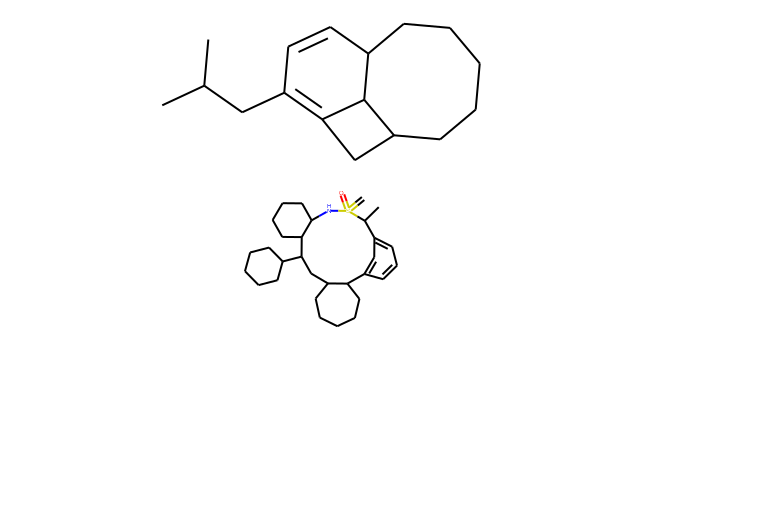
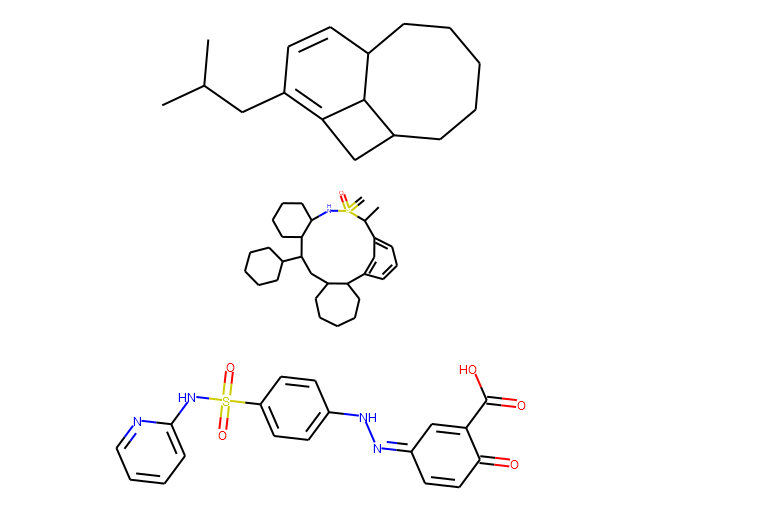
Before and after one commit to VEK239/StructGNN-lipophilicity, a Jupyter notebook: notebooks/26_molecules_from_tests_viewing.ipynb, the cells around one changed output. Saved outputs shown, nothing was run; the diff lists cells and outputs as text; code cells hidden in the pictures; blank space fills up the shorter version.

```diff
--- a/notebooks/26_molecules_from_tests_viewing.ipynb
+++ b/notebooks/26_molecules_from_tests_viewing.ipynb
@@ -20,3 +20,8 @@ mol = Chem.MolFromSmiles("C1CCC3C(CC1)CC(C2C(CCCC2)N[S](C(C)C4=CC=CC3=C4)(=C)=O)
 display(mol)
 # %% [output]
 [figure]
+# %%
+mol = Chem.MolFromSmiles("C1=CC=NC(=C1)NS(=O)(=O)C2=CC=C(C=C2)NN=C3C=CC(=O)C(=C3)C(=O)O")
+display(mol)
+# %% [output]
+[figure, added]
```
Also changed, not shown: 1 other file.
